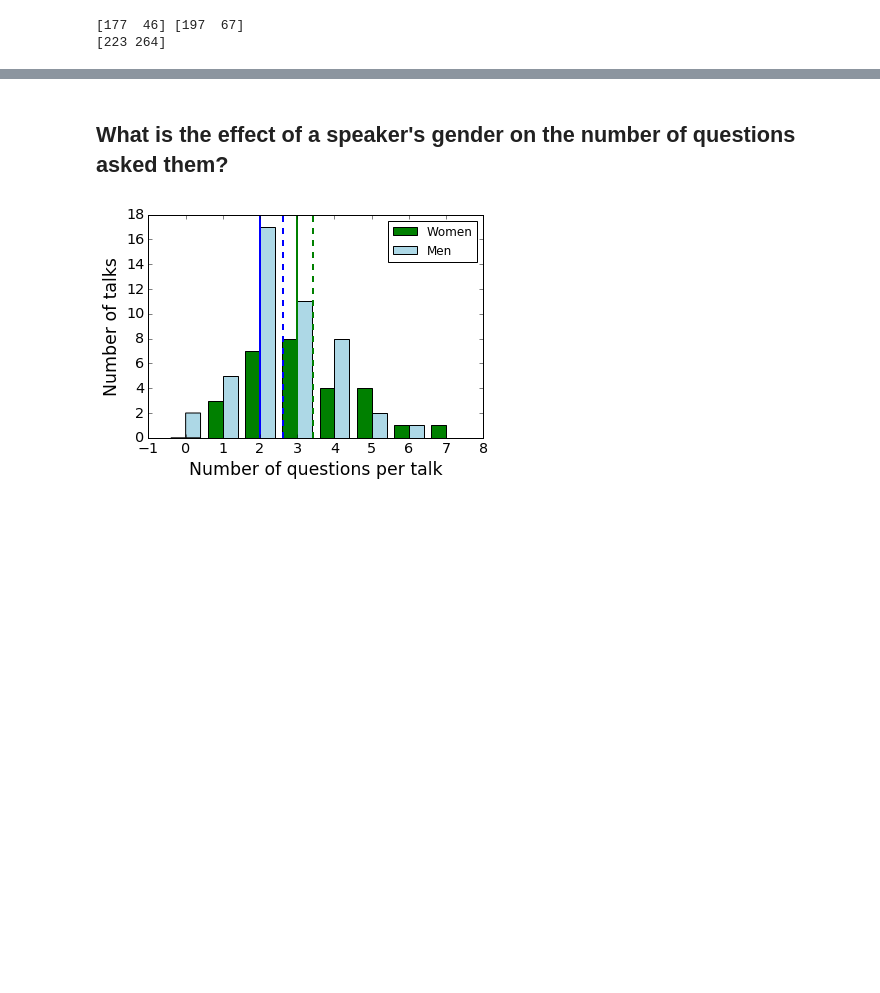
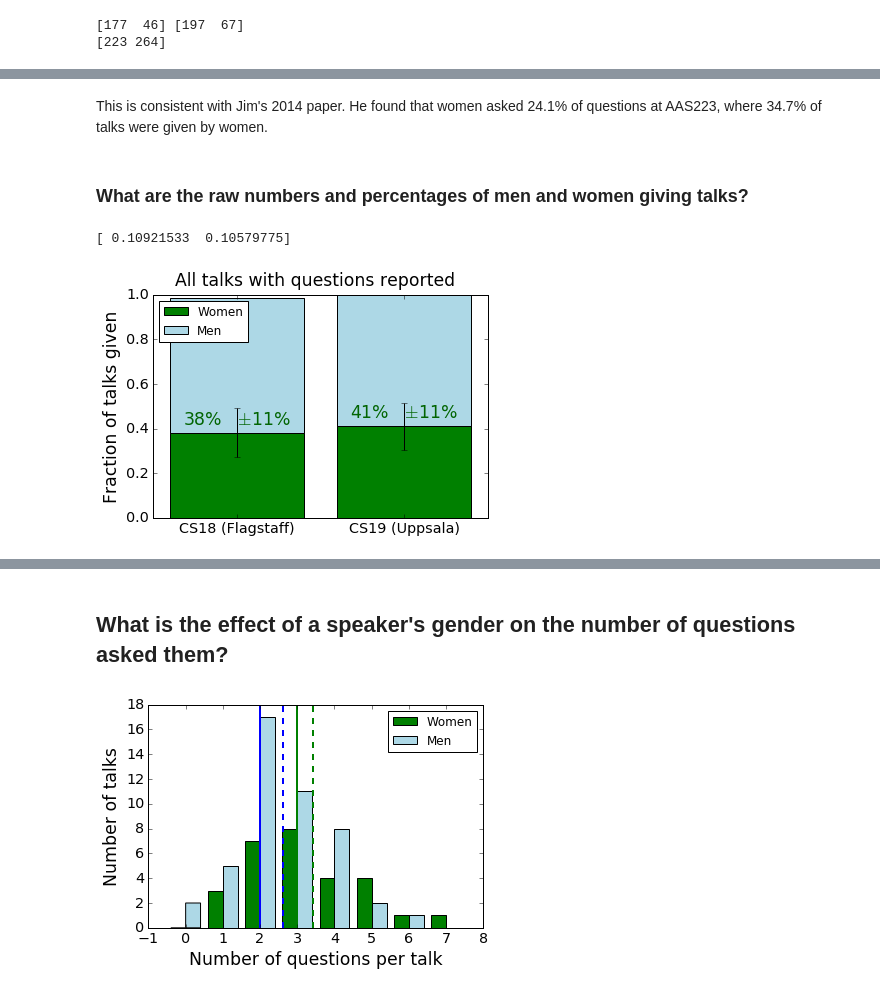
Before and after one commit to jradavenport/Gender-in-Astro, a Jupyter notebook: analysis/coolstars/douglas_coolstars_analysis.ipynb, the cells around one changed output, grey strips where cells are left out. Saved outputs shown, nothing was run; the diff lists cells and outputs as text; code cells hidden in the pictures; blank space fills up the shorter version.

```diff
--- a/analysis/coolstars/douglas_coolstars_analysis.ipynb
+++ b/analysis/coolstars/douglas_coolstars_analysis.ipynb
@@ -148,0 +176,19 @@ plt.savefig("raw_percentages.eps",bbox_inches="tight")
+# %% [markdown]
+This is consistent with Jim's 2014 paper. He found that women asked 24.1% of questions at AAS223, where 34.7% of talks were given by women.
+# %% [markdown]
+### What are the raw numbers and percentages of men and women giving talks?
+# %%
+women_talks = np.array([len(np.where(cs18["Speaker Gender"]=="F")[0]),
+                        len(np.where(cs19["Speaker Gender"]=="F")[0])])
+men_talks = np.array([len(np.where(cs18["Speaker Gender"]=="M")[0]),
+                        len(np.where(cs19["Speaker Gender"]=="M")[0])])
+total_talks = np.array([len(cs18),len(cs19)])
+
+compare_women_fractions(women_talks, men_talks, total_talks)
+ax = plt.gca()
+ax.set_ylabel("Fraction of talks given",fontsize="xx-large")
+plt.suptitle("All talks with questions reported",fontsize="xx-large")
+plt.savefig("talk_percentages.eps",bbox_inches="tight")
+# %% [output]
+[ 0.10921533  0.10579775]
+[figure, added]
```
Also changed, not shown: parts of 31 cells of this notebook.
